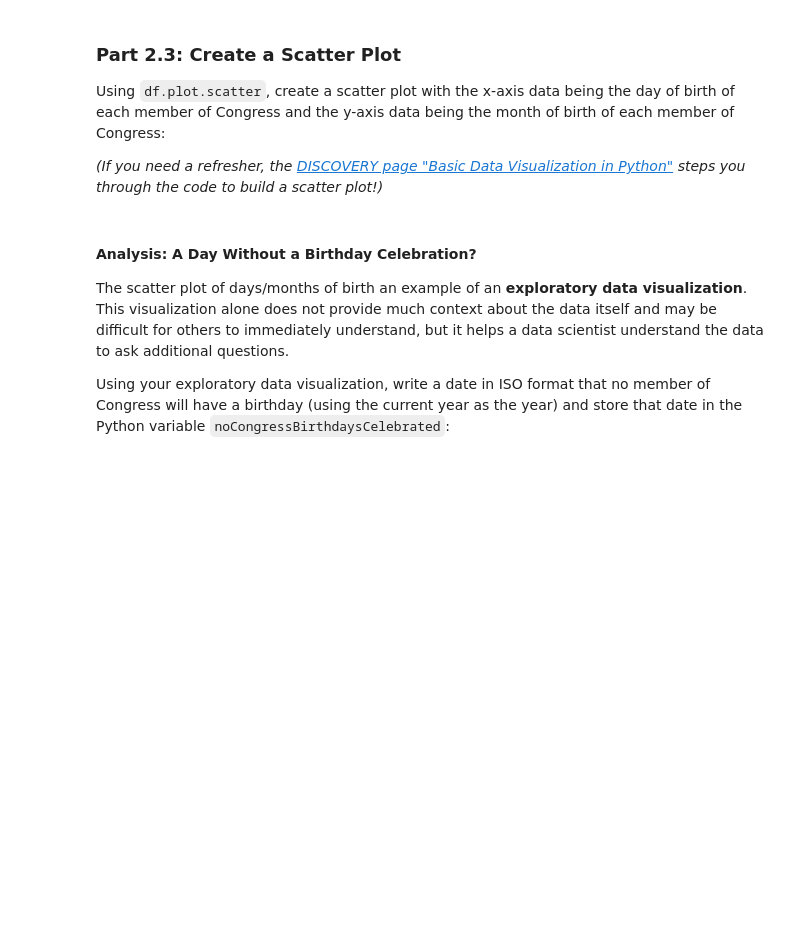
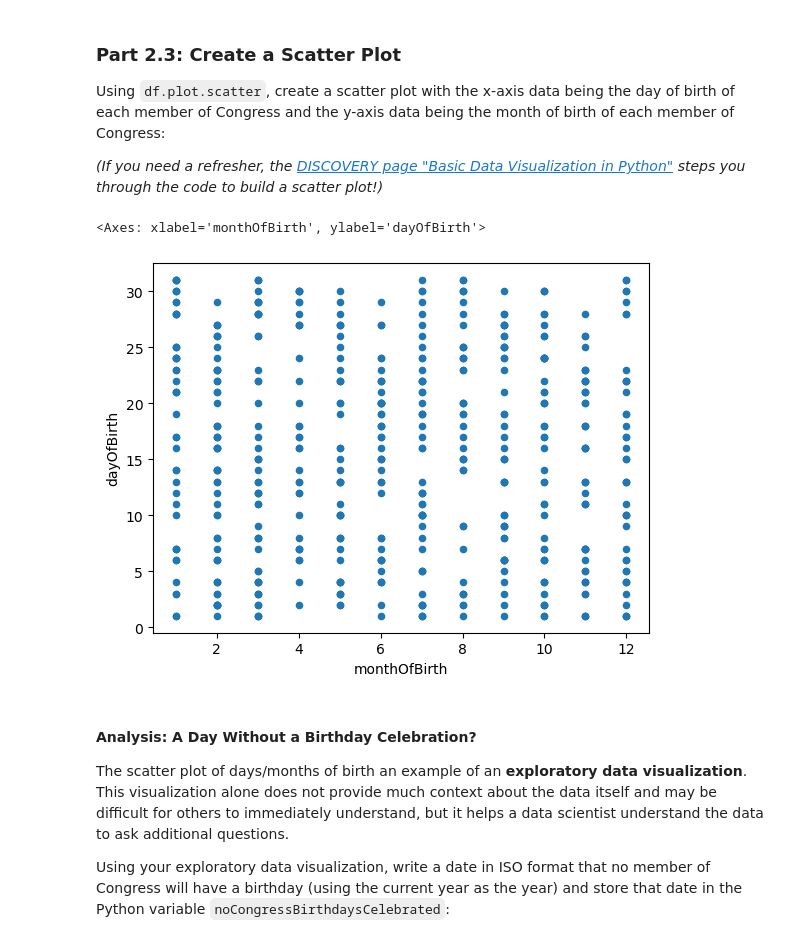
Before and after one commit to dbsebastian/micro_pr1, a Jupyter notebook: microproject-04-us-congress/microproject-04-us-congress.ipynb, the cells around one changed output. Saved outputs shown, nothing was run; the diff lists cells and outputs as text; code cells hidden in the pictures; blank space fills up the shorter version.

````diff
--- a/microproject-04-us-congress/microproject-04-us-congress.ipynb
+++ b/microproject-04-us-congress/microproject-04-us-congress.ipynb
@@ -141,6 +190,3 @@ To convert data from a string to a date, the pandas library provides the functio
 > ```
 
 Create a new column in your DataFrame `df` called `birthday_dt` that stores the `birthday` date as a DateTime:
-# %%
-df["birthday_dt"] = ...
-df["birthday_dt"]
@@ -146,0 +208,4 @@ df["birthday_dt"]
+# %%
+df["birthday_dt"] = pd.to_datetime(df["birthday"])
+
+df["birthday_dt"]  # acá ya cambió el dtype, es datetime, lo que permite aplicar ops datetime.
@@ -186,4 +266,6 @@ To create this scatter plot, we need both pieces of data in individual columns i
 2. Add a new column to `df` called `monthOfBirth` that contains the day of month for the member of Congress
 # %%
 # Add a new column to df called `dayOfBirth`:
-...
+df["dayOfBirth"] = df.birthday_dt.dt.day
+
+df["dayOfBirth"]
@@ -190,3 +285,5 @@ To create this scatter plot, we need both pieces of data in individual columns i
 # %%
 # Add a new column to df called `monthOfBirth`:
-...
+df["monthOfBirth"] = df.birthday_dt.dt.month
+
+df["monthOfBirth"]
@@ -209,7 +321,10 @@ Using `df.plot.scatter`, create a scatter plot with the x-axis data being the da
 *(If you need a refresher, the [DISCOVERY page "Basic Data Visualization in Python"](https://discovery.cs.illinois.edu/learn/Exploratory-Data-Analysis/Basic-Data-Visualization-in-Python/#Specifying-x-and-y-Column-Values) steps you through the code to build a scatter plot!)*
 # %%
 # Create a scatter plot:
-...
+df.plot.scatter(x="monthOfBirth", y="dayOfBirth")
+# %% [output]
+<Axes: xlabel='monthOfBirth', ylabel='dayOfBirth'>
+[figure, added]
 # %% [markdown]
 #### Analysis: A Day Without a Birthday Celebration?
 
````
Also changed, not shown: parts of 28 cells of this notebook.
